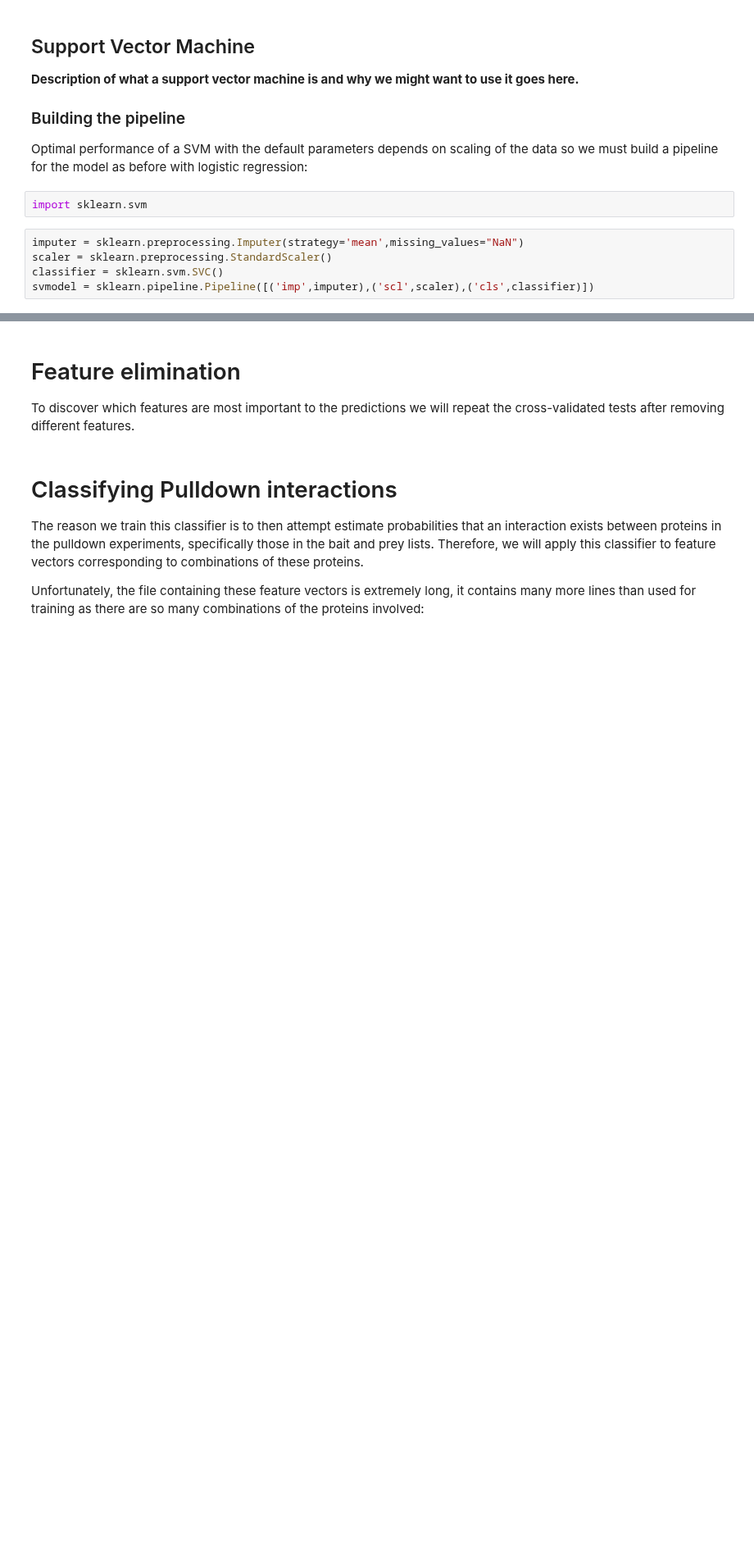
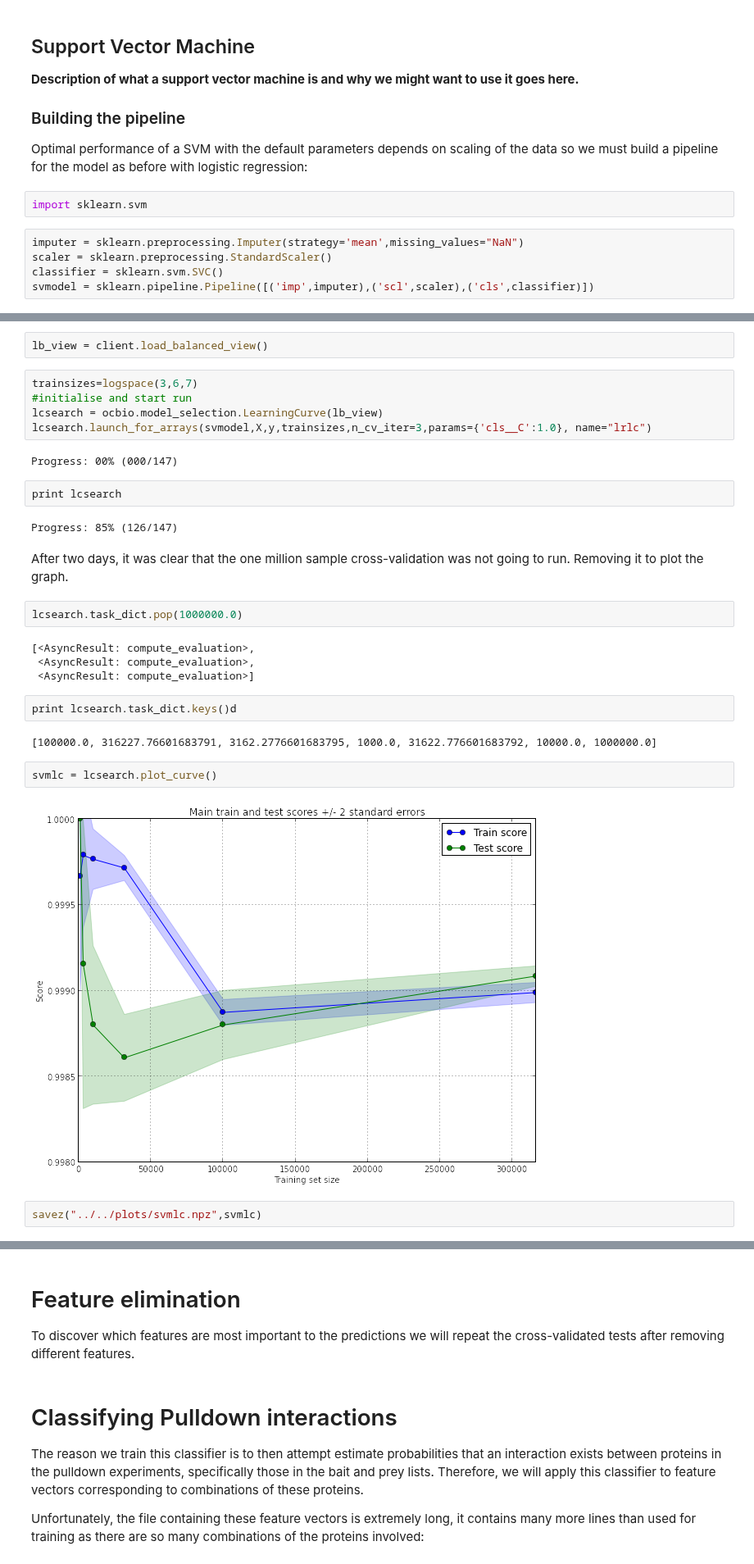
Before and after one commit to gngdb/opencast-bio, a Jupyter notebook: notebooks/Classifier Training.ipynb, the cells around one changed output, grey strips where cells are left out. Shown at 82% size. Cells and saved outputs as stored; diff of their text form; blank space fills up the shorter version.

```diff
--- a/notebooks/Classifier Training.ipynb
+++ b/notebooks/Classifier Training.ipynb
@@ -600,0 +607,32 @@ svmodel = sklearn.pipeline.Pipeline([('imp',imputer),('scl',scaler),('cls',class
+# %%
+lb_view = client.load_balanced_view()
+# %%
+trainsizes=logspace(3,6,7)
+#initialise and start run
+lcsearch = ocbio.model_selection.LearningCurve(lb_view)
+lcsearch.launch_for_arrays(svmodel,X,y,trainsizes,n_cv_iter=3,params={'cls__C':1.0}, name="lrlc")
+# %% [output]
+Progress: 00% (000/147)
+# %%
+print lcsearch
+# %% [output]
+Progress: 85% (126/147)
+# %% [markdown]
+After two days, it was clear that the one million sample cross-validation was not going to run.
+Removing it to plot the graph.
+# %%
+lcsearch.task_dict.pop(1000000.0)
+# %% [output]
+[<AsyncResult: compute_evaluation>,
+ <AsyncResult: compute_evaluation>,
+ <AsyncResult: compute_evaluation>]
+# %%
+print lcsearch.task_dict.keys()d
+# %% [output]
+[100000.0, 316227.76601683791, 3162.2776601683795, 1000.0, 31622.776601683792, 10000.0, 1000000.0]
+# %%
+svmlc = lcsearch.plot_curve()
+# %% [output]
+[figure, added]
+# %%
+savez("../../plots/svmlc.npz",svmlc)
```
Also changed, not shown: parts of 39 cells of this notebook.
